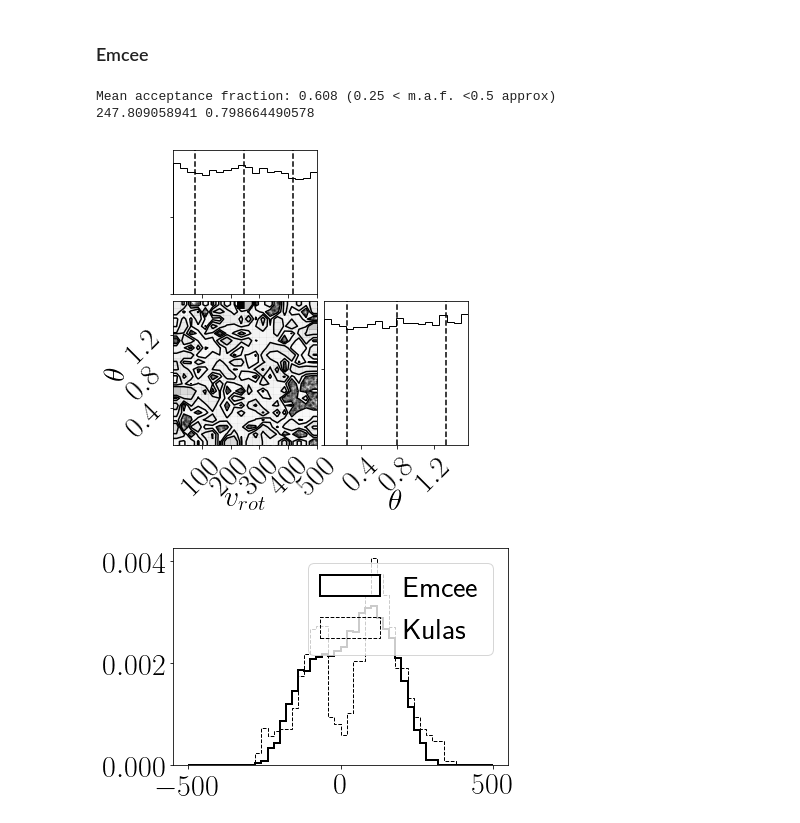
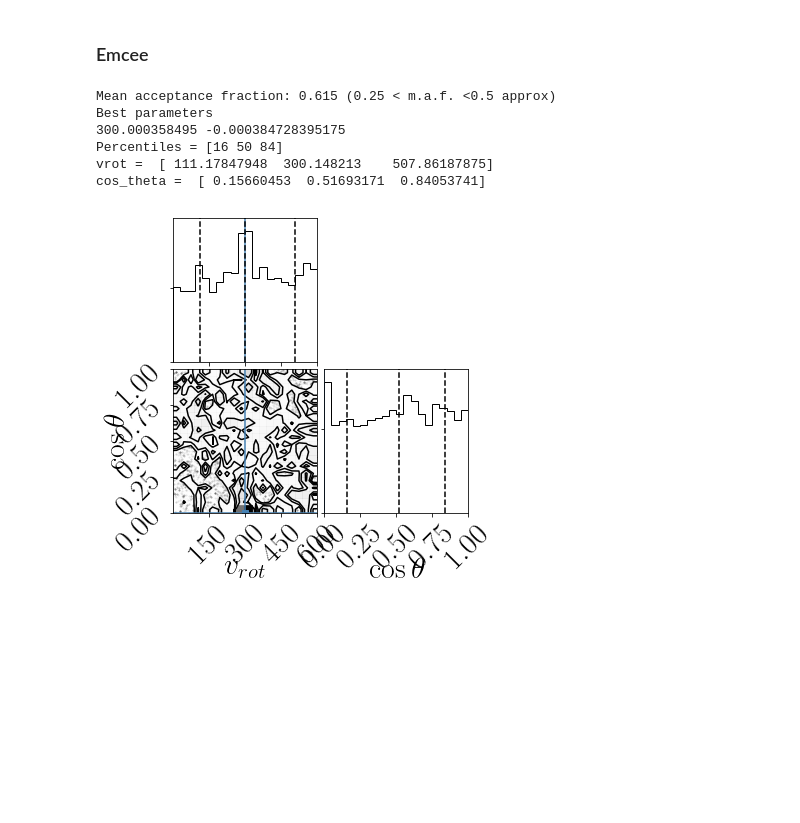
Before and after one commit to astroandes/CLARA_RotationOutflows, a Jupyter notebook: plots/paper/discussion_fit.ipynb, the cells around one changed output. Drawn from its saved outputs; the diff is of its cells as text; code cells hidden in the pictures; blank space fills up the shorter version.

```diff
--- a/plots/paper/discussion_fit.ipynb
+++ b/plots/paper/discussion_fit.ipynb
@@ -16,12 +16,13 @@ plt.rc('font', size=30)
 ### Constants
 # %%
 VROT_MIN = 0.0
-VROT_MAX = 500.0
-THETA_MIN = 0.0
-THETA_MAX = np.pi/2.0
+VROT_MAX = 600.0
+COS_THETA_MIN = 0.0
+COS_THETA_MAX = 1.0
 NUM_THETAS = 9
-THETAS_RANGE = np.arccos(np.linspace(1, 0, NUM_THETAS))
-N_STEPS = 10000
+COS_THETAS_RANGE = np.linspace(COS_THETA_MAX, COS_THETA_MIN, NUM_THETAS)
+THETAS_RANGE = np.arccos(COS_THETAS_RANGE)
+N_STEPS = 1500
 # %% [markdown]
 ### Functions
 # %%
@@ -207,16 +218,18 @@ vout = 5
 # %%
 # logtau = 6
 logtau_6 = 6
 data_6 = read_data(vrot0, vout, logtau_6)
-vrot_6, theta_6, fig_6 = emcee_kulas(x_d, y_d, data_6)
-print(vrot_6, theta_6)
+vrot_6, cos_theta_6, fig_6 = emcee_kulas(x_d, y_d, data_6)
 
-np.savetxt("./discussion/fit_results_6.txt", [vrot_6, theta_6])
+np.savetxt("./discussion/fit_results_6.txt", [vrot_6, cos_theta_6])
 fig_6.savefig("./discussion/fit_triangle_6.png", dpi=200)
 # %% [output]
-Mean acceptance fraction: 0.608 (0.25 < m.a.f. <0.5 approx)
-247.809058941 0.798664490578
+Mean acceptance fraction: 0.615 (0.25 < m.a.f. <0.5 approx)
+Best parameters
+300.000358495 -0.000384728395175
+Percentiles = [16 50 84]
+vrot =  [ 111.17847948  300.148213    507.86187875]
+cos_theta =  [ 0.15660453  0.51693171  0.84053741]
-[figure, old version]
+[figure, new version]
-[figure, removed]
 # %%
 # logtau = 6
```
Also changed, not shown: parts of 5 cells of this notebook, 24 other files.
